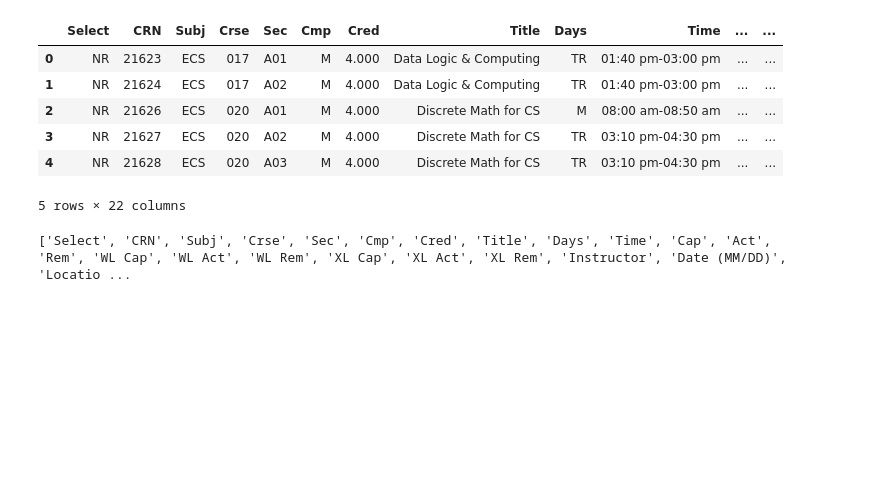
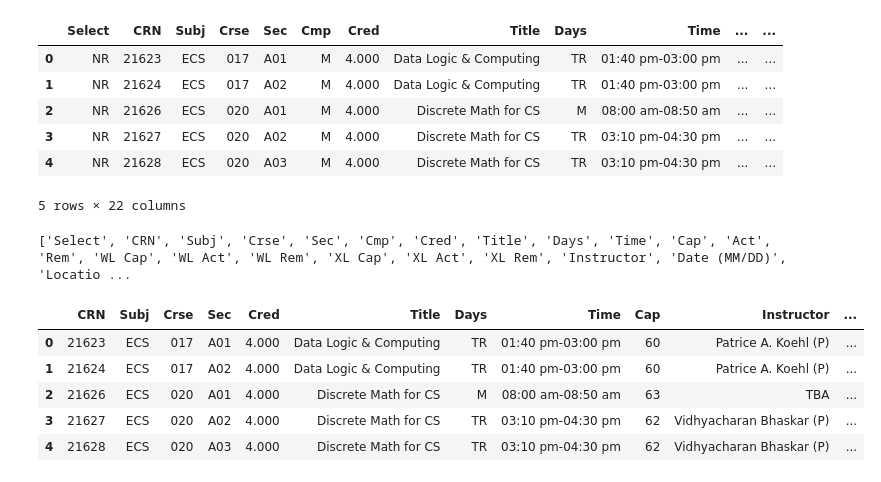
Before and after one commit to adityaseth8/FinalSchedulingTool, a Jupyter notebook: courses-processing.ipynb, the cells around one changed output. Saved outputs shown, nothing was run; the diff lists cells and outputs as text; code cells hidden in the pictures; blank space fills up the shorter version.

```diff
--- a/courses-processing.ipynb
+++ b/courses-processing.ipynb
@@ -23,4 +23,12 @@ print(my_list)
 # %% [output]
 ['Select', 'CRN', 'Subj', 'Crse', 'Sec', 'Cmp', 'Cred', 'Title', 'Days', 'Time', 'Cap', 'Act', 'Rem', 'WL Cap', 'WL Act', 'WL Rem', 'XL Cap', 'XL Act', 'XL Rem', 'Instructor', 'Date (MM/DD)', 'Locatio ...
 # %%
-df = df.drop(['WL Cap', 'WL Act', 'WL Rem', 'XL Cap', 'XL Rem', 'XL Cap', 'Cmp', 'Rem', 'Act', 'XL Act'], axis=1)
+df = df.drop(['Select', 'WL Cap', 'WL Act', 'WL Rem', 'XL Cap', 'XL Rem', 'XL Cap', 'Cmp', 'Rem', 'Act', 'XL Act'], axis=1)
+df.head()
+# %% [output]
+|  | CRN | Subj | Crse | Sec | Cred | Title | Days | Time | Cap | Instructor | ... |
+| 0 | 21623 | ECS | 017 | A01 | 4.000 | Data Logic & Computing | TR | 01:40 pm-03:00 pm | 60 | Patrice A. Koehl (P) | ... |
+| 1 | 21624 | ECS | 017 | A02 | 4.000 | Data Logic & Computing | TR | 01:40 pm-03:00 pm | 60 | Patrice A. Koehl (P) | ... |
+| 2 | 21626 | ECS | 020 | A01 | 4.000 | Discrete Math for CS | M | 08:00 am-08:50 am | 63 | TBA | ... |
+| 3 | 21627 | ECS | 020 | A02 | 4.000 | Discrete Math for CS | TR | 03:10 pm-04:30 pm | 62 | Vidhyacharan Bhaskar (P) | ... |
+| 4 | 21628 | ECS | 020 | A03 | 4.000 | Discrete Math for CS | TR | 03:10 pm-04:30 pm | 62 | Vidhyacharan Bhaskar (P) | ... |
```
Also changed, not shown: parts of 7 cells of this notebook, 1 other file.
